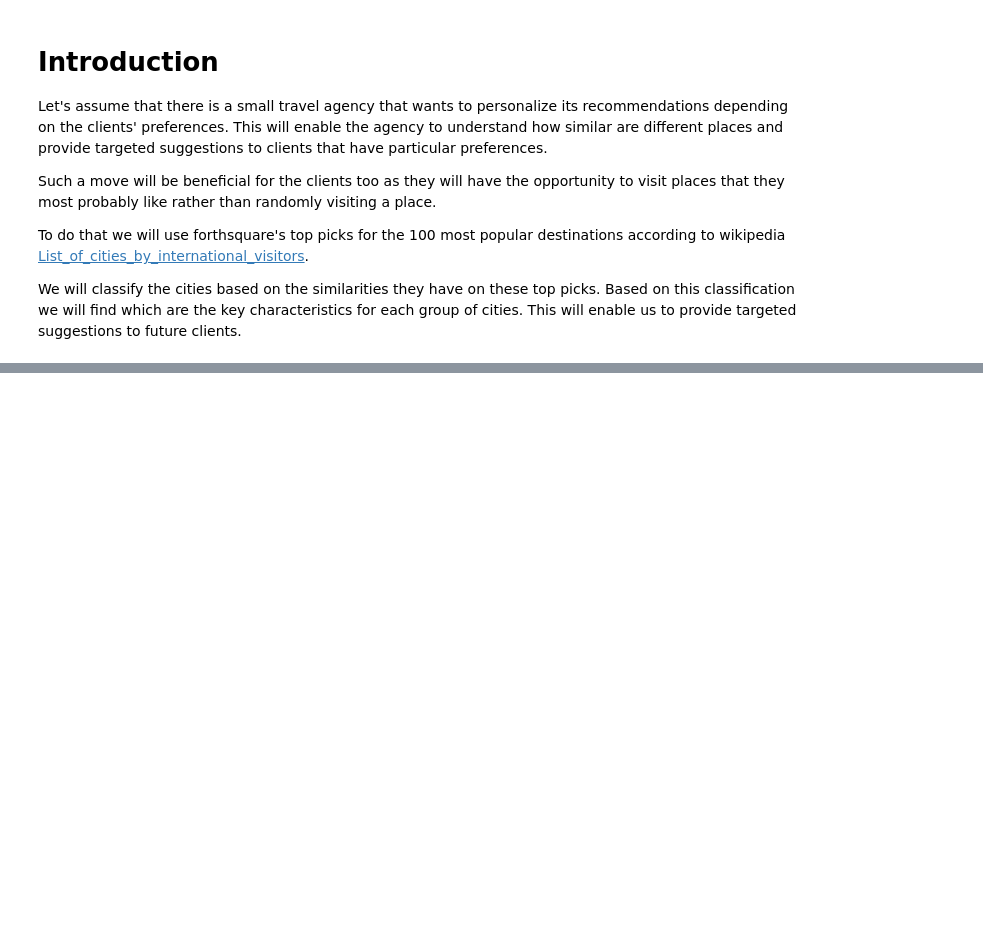
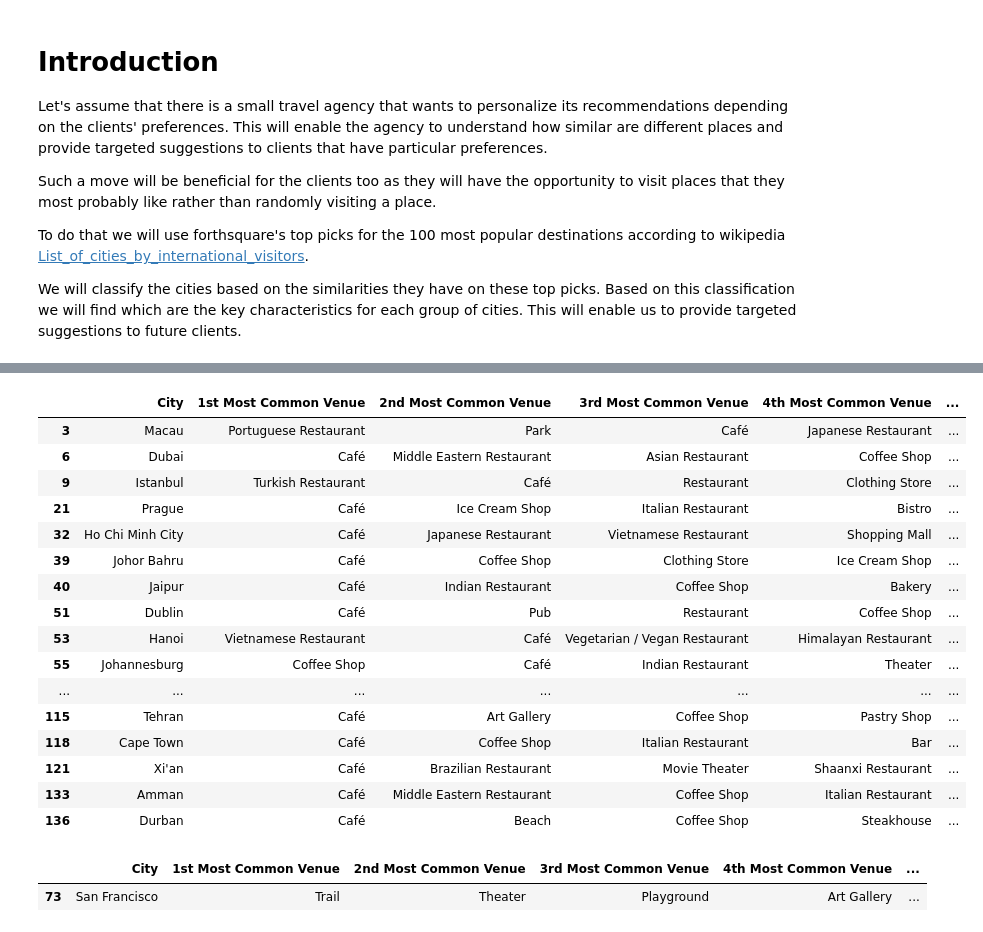
Before and after one commit to vkaramanis/Coursera_Capstone, a Jupyter notebook: The_Battle_of_Neighborhoods.ipynb, the cells around one changed output, grey strips where cells are left out. Cells and saved outputs as stored; diff of their text form; code cells hidden in the pictures; blank space fills up the shorter version.

```diff
--- a/The_Battle_of_Neighborhoods.ipynb
+++ b/The_Battle_of_Neighborhoods.ipynb
@@ -12,0 +471,25 @@ We will classify the cities based on the similarities they have on these top pic
+# %%
+merged.loc[merged['Cluster Labels'] == 2, merged.columns[[0] + list(range(5, merged.shape[1]))]]
+# %% [output]
+|  | City | 1st Most Common Venue | 2nd Most Common Venue | 3rd Most Common Venue | 4th Most Common Venue | ... |
+| 3 | Macau | Portuguese Restaurant | Park | Café | Japanese Restaurant | ... |
+| 6 | Dubai | Café | Middle Eastern Restaurant | Asian Restaurant | Coffee Shop | ... |
+| 9 | Istanbul | Turkish Restaurant | Café | Restaurant | Clothing Store | ... |
+| 21 | Prague | Café | Ice Cream Shop | Italian Restaurant | Bistro | ... |
+| 32 | Ho Chi Minh City | Café | Japanese Restaurant | Vietnamese Restaurant | Shopping Mall | ... |
+| 39 | Johor Bahru | Café | Coffee Shop | Clothing Store | Ice Cream Shop | ... |
+| 40 | Jaipur | Café | Indian Restaurant | Coffee Shop | Bakery | ... |
+| 51 | Dublin | Café | Pub | Restaurant | Coffee Shop | ... |
+| 53 | Hanoi | Vietnamese Restaurant | Café | Vegetarian / Vegan Restaurant | Himalayan Restaurant | ... |
+| 55 | Johannesburg | Coffee Shop | Café | Indian Restaurant | Theater | ... |
+| ... | ... | ... | ... | ... | ... | ... |
+| 115 | Tehran | Café | Art Gallery | Coffee Shop | Pastry Shop | ... |
+| 118 | Cape Town | Café | Coffee Shop | Italian Restaurant | Bar | ... |
+| 121 | Xi'an | Café | Brazilian Restaurant | Movie Theater | Shaanxi Restaurant | ... |
+| 133 | Amman | Café | Middle Eastern Restaurant | Coffee Shop | Italian Restaurant | ... |
+| 136 | Durban | Café | Beach | Coffee Shop | Steakhouse | ... |
+# %%
+merged.loc[merged['Cluster Labels'] == 3, merged.columns[[0] + list(range(5, merged.shape[1]))]]
+# %% [output]
+|  | City | 1st Most Common Venue | 2nd Most Common Venue | 3rd Most Common Venue | 4th Most Common Venue | ... |
+| 73 | San Francisco | Trail | Theater | Playground | Art Gallery | ... |
```
Also changed, not shown: parts of 28 cells of this notebook.
